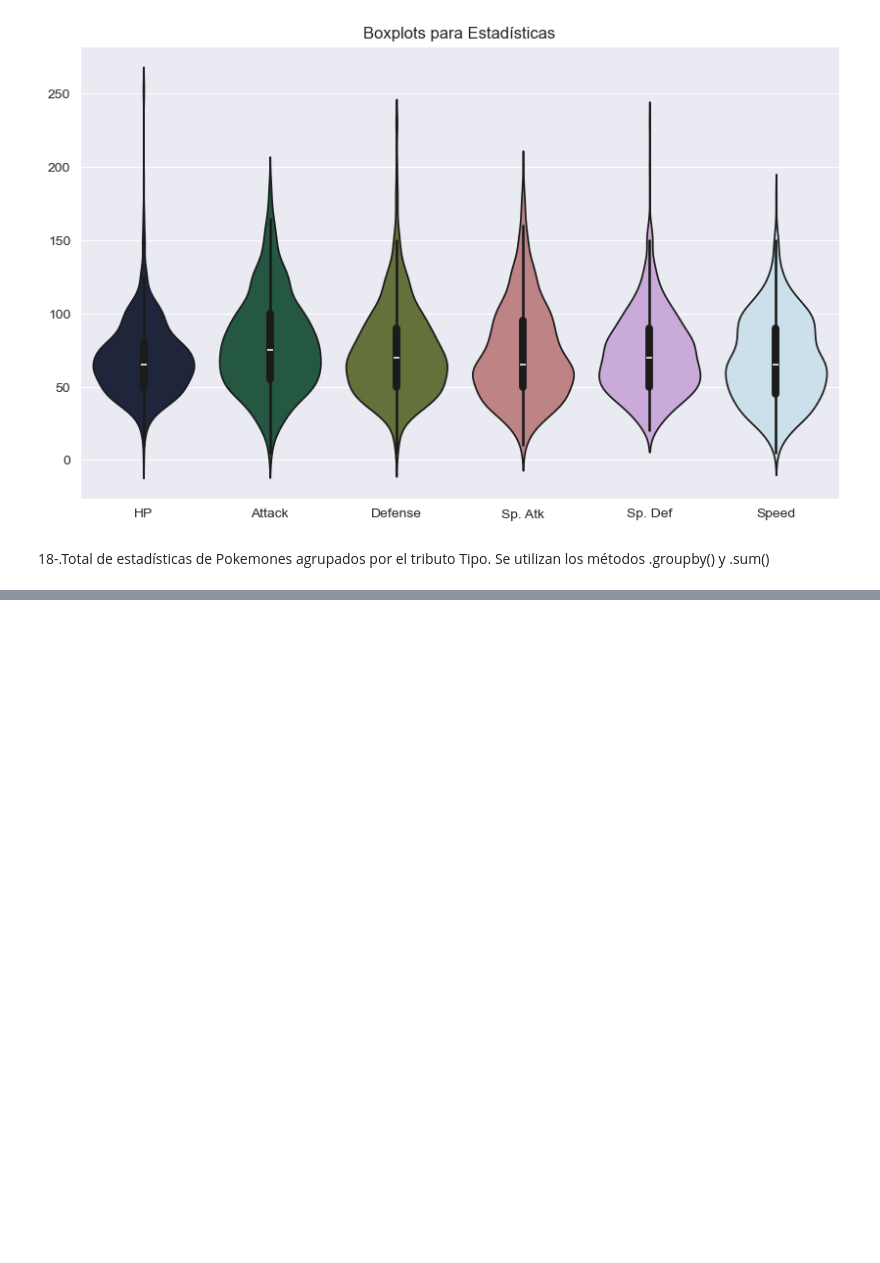
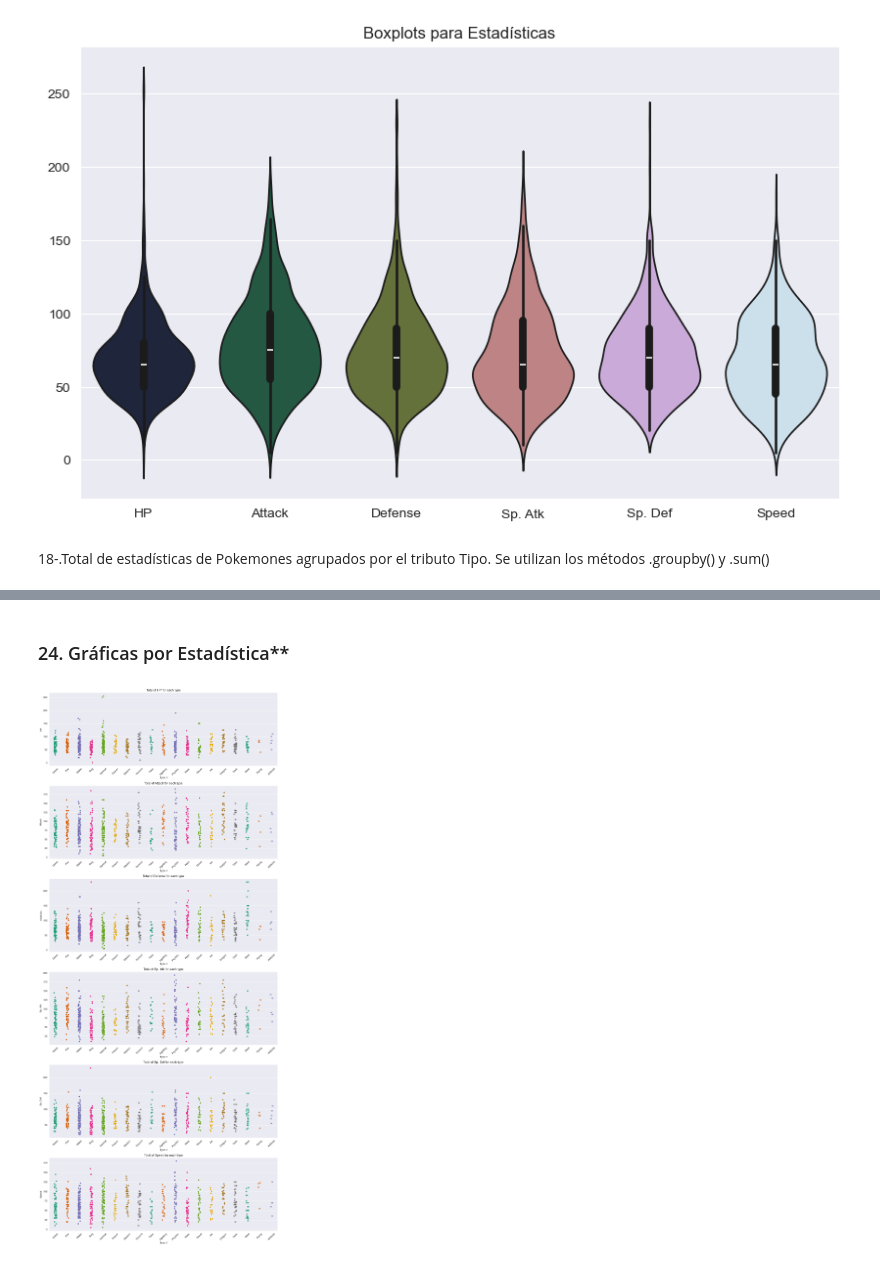
Before and after one commit to BR1ANJ3Sus3B/ICBD_9A_IDGS_PRACTICAS-230308-BrianJesus-Mendoza-Marquez, a Jupyter notebook: Practica03-BrianJesus/BrianJesusM-Practica03.ipynb, the cells around one changed output, grey strips where cells are left out. Drawn from its saved outputs; the diff is of its cells as text; code cells hidden in the pictures; blank space fills up the shorter version.

```diff
--- a/Practica03-BrianJesus/BrianJesusM-Practica03.ipynb
+++ b/Practica03-BrianJesus/BrianJesusM-Practica03.ipynb
@@ -508,0 +690,26 @@ pokemons1.groupby('Type').sum()
+# %% [markdown]
+### 24. Gráficas por Estadística**
+# %%
+plt.figure(figsize=(13, 30))
+
+for k, stat in enumerate(stats, start=1):
+
+    plt.subplot(len(stats), 1, k)
+
+    sns.stripplot(
+        data=pokemons1,
+        x='Type 1',
+        y=stat,
+        hue='Type 1',
+        palette='Dark2',
+        legend=False,
+        jitter=True
+    )
+
+    plt.title(f'Total of {stat} for each type')
+    plt.xticks(rotation=45)
+
+plt.tight_layout()
+plt.show()
+# %% [output]
+[figure, added]
```
Also changed, not shown: parts of 38 cells of this notebook.
